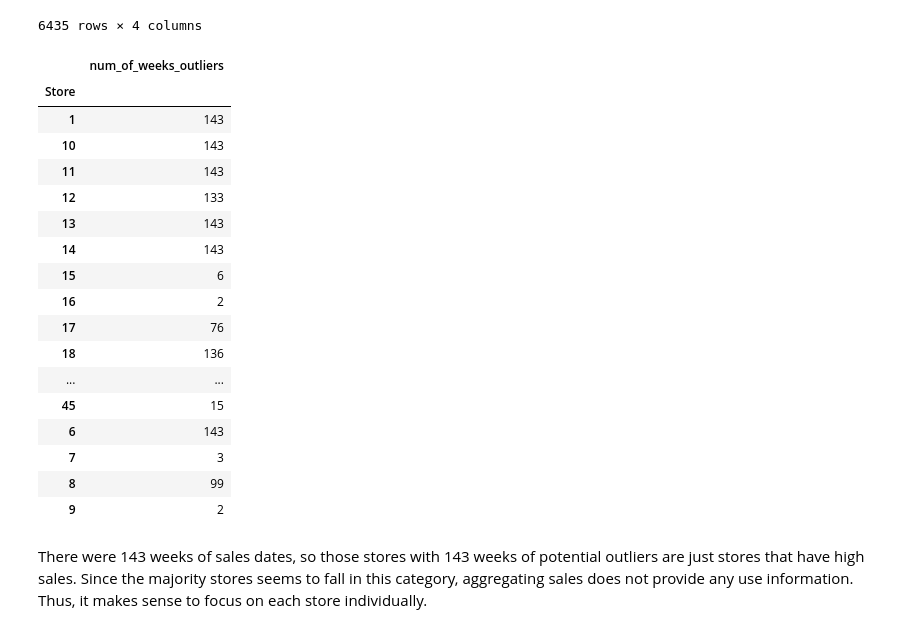
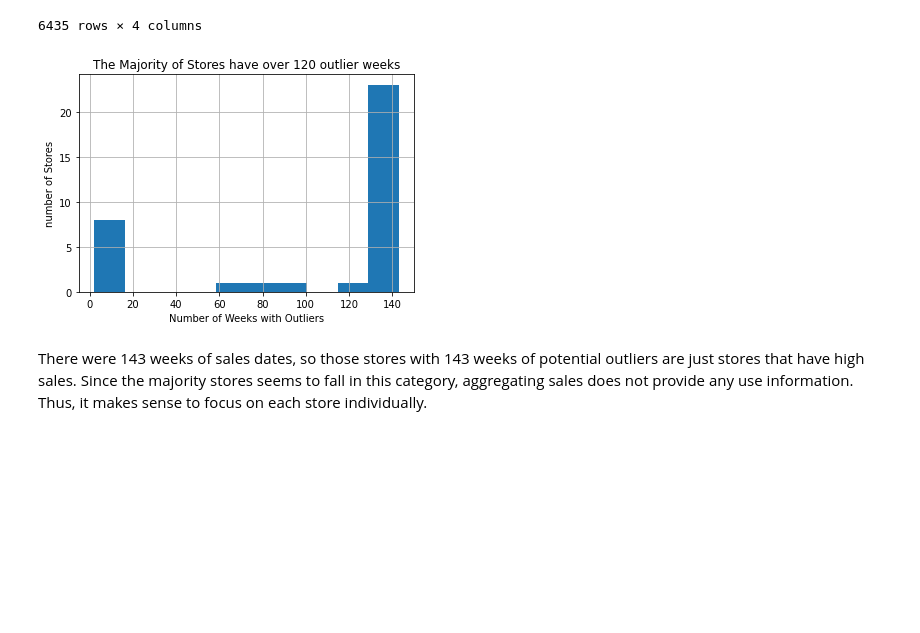
Before and after one commit to trauzi12/retail_sales_predictions, a Jupyter notebook: retail_sales_preprocessing_model.ipynb, the cells around one changed output. Drawn from its saved outputs; the diff is of its cells as text; code cells hidden in the pictures; blank space fills up the shorter version.

```diff
--- a/retail_sales_preprocessing_model.ipynb
+++ b/retail_sales_preprocessing_model.ipynb
@@ -267,26 +267,13 @@ del iqr, qtr1, qtr3
 # %%
 store_outlier=store2[store2.outlier=='outlier'].groupby('Store')['outlier'].count()
 
-pd.DataFrame(store_outlier.values, index=store_outlier.index, columns=['num_of_weeks_outliers'])
+pd.DataFrame(store_outlier.values, index=store_outlier.index, columns=['num_of_weeks_outliers']).sort_values('num_of_weeks_outliers', ascending=False).hist()
+plt.xlabel('Number of Weeks with Outliers')
+plt.ylabel('number of Stores')
+plt.title('The Majority of Stores have over 120 outlier weeks')
+plt.show()
 # %% [output]
-|  | num_of_weeks_outliers |
-| Store |  |
-| 1 | 143 |
-| 10 | 143 |
-| 11 | 143 |
-| 12 | 133 |
-| 13 | 143 |
-| 14 | 143 |
-| 15 | 6 |
-| 16 | 2 |
-| 17 | 76 |
-| 18 | 136 |
-| ... | ... |
-| 45 | 15 |
-| 6 | 143 |
-| 7 | 3 |
-| 8 | 99 |
-| 9 | 2 |
+[figure, added]
 # %%
 del store_outlier
 # %% [markdown]
```
Also changed, not shown: parts of 24 cells of this notebook.
